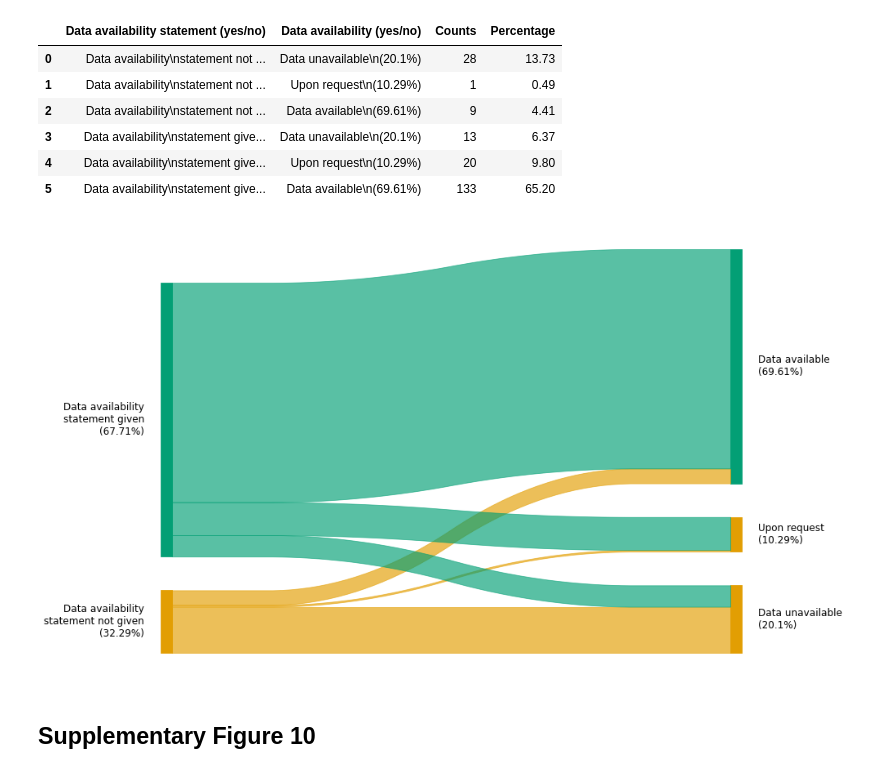
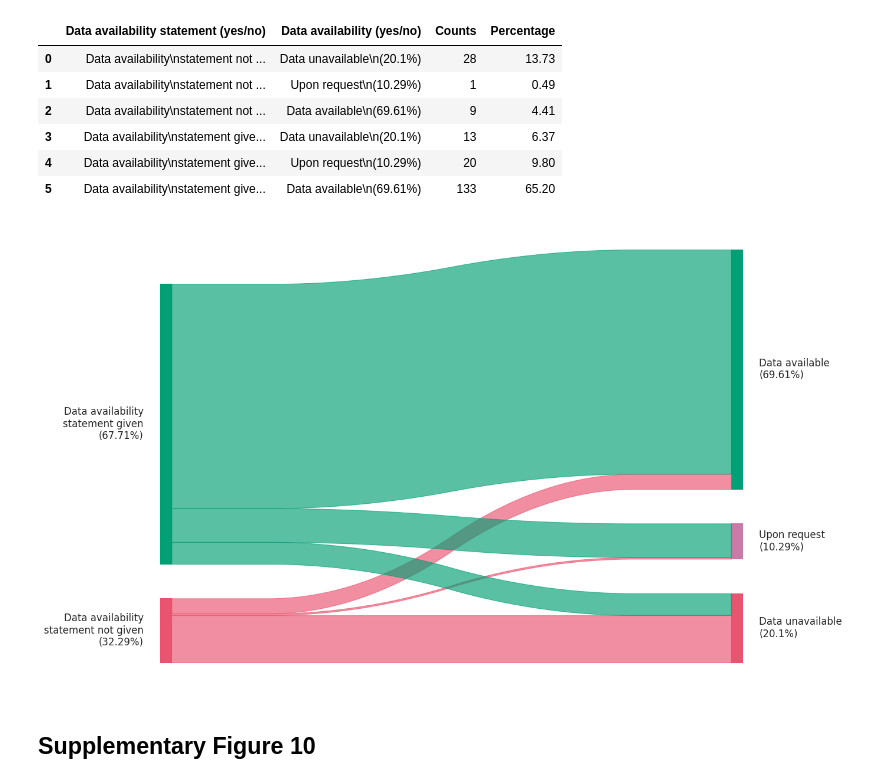
Before and after one commit to Mangul-Lab-USC/code-availability, a Jupyter notebook: notebooks/Figures.ipynb, the cells around one changed output. Saved outputs shown, nothing was run; the diff lists cells and outputs as text; code cells hidden in the pictures.

```diff
--- a/notebooks/Figures.ipynb
+++ b/notebooks/Figures.ipynb
@@ -2235,27 +2269,27 @@ df_temp
 # %%
 plt.figure(figsize=(14, 10))
 plt.rcParams.update({'font.size': 12})
 rcParams['font.family'] = 'sans-serif'
 category_labels = [
     'Data availability\nstatement not given\n(' + str(df_data_avail_statement['Percentage'][1]) +'%)',
     'Data availability\nstatement given\n(' + str(df_data_avail_statement['Percentage'][0]) + '%)',
     'Data unavailable\n(' + str(df_data_avail['Percentage'][1]) + '%)',
     'Data available\n(' + str(df_data_avail['Percentage'][0]) + '%)',
     'Upon request\n(' + str(df_data_avail['Percentage'][2]) + '%)'
 ]
-colors = ["#e29d00","#009E73","#e29d00","#009E73","#e29d00"]
+colors = ["#EA526F","#009E73","#EA526F","#009E73","#CA78A6"]
 #colors = ["#fe2626","#21a0fc","#eef91a","#40ee40","#b09ed7"]
 color_dict = {}
 for i, label in enumerate(category_labels):
     color_dict[label] = colors[i]
 
 sankey(
     left=df_temp['Data availability statement (yes/no)'], right=df_temp['Data availability (yes/no)'],  aspect=20,  rightWeight=df_temp['Counts'].values.astype(float), leftWeight=df_temp['Counts'].values.astype(float),
     fontsize=12,colorDict=color_dict
 )
 plt.savefig('../Figures/sup9.png', format='png', dpi=300)
 # %% [output]
-[figure, old version]
+[figure, new version]
 # %% [markdown]
 ## Supplementary Figure 10
 # %%
```
Also changed, not shown: parts of 16 cells of this notebook.
